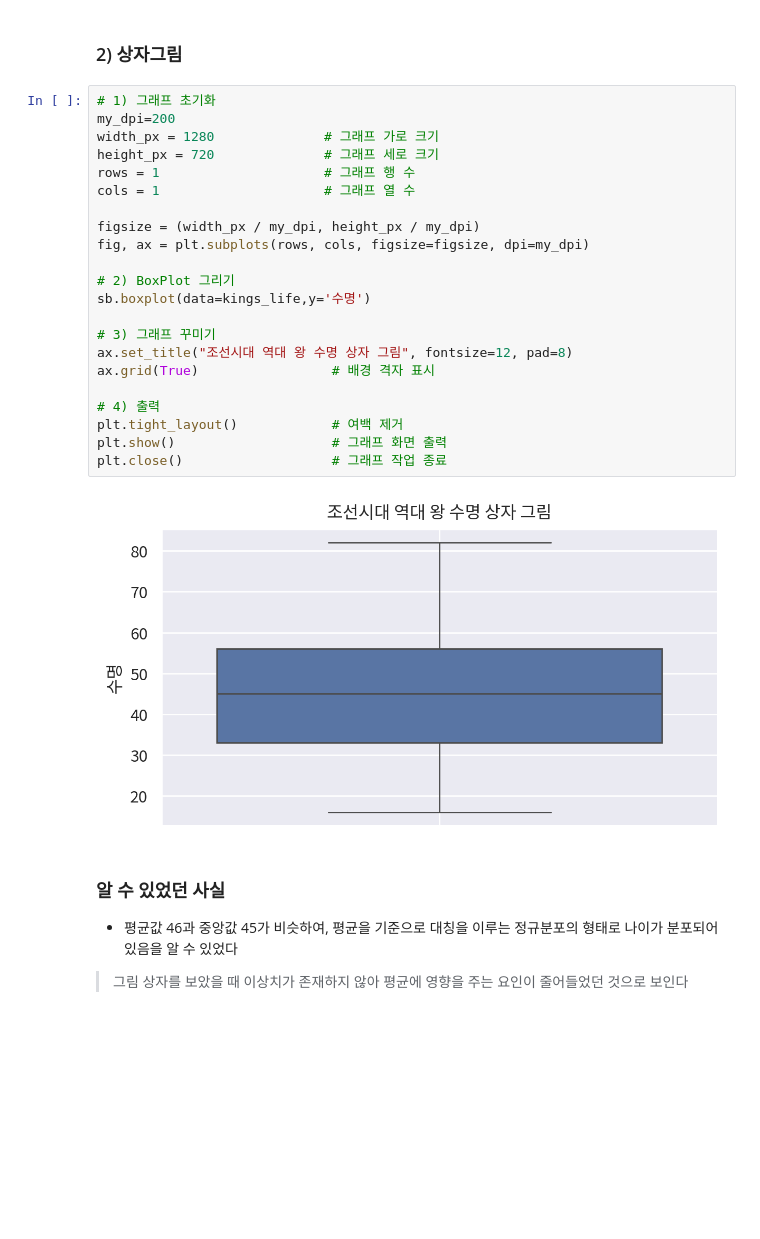
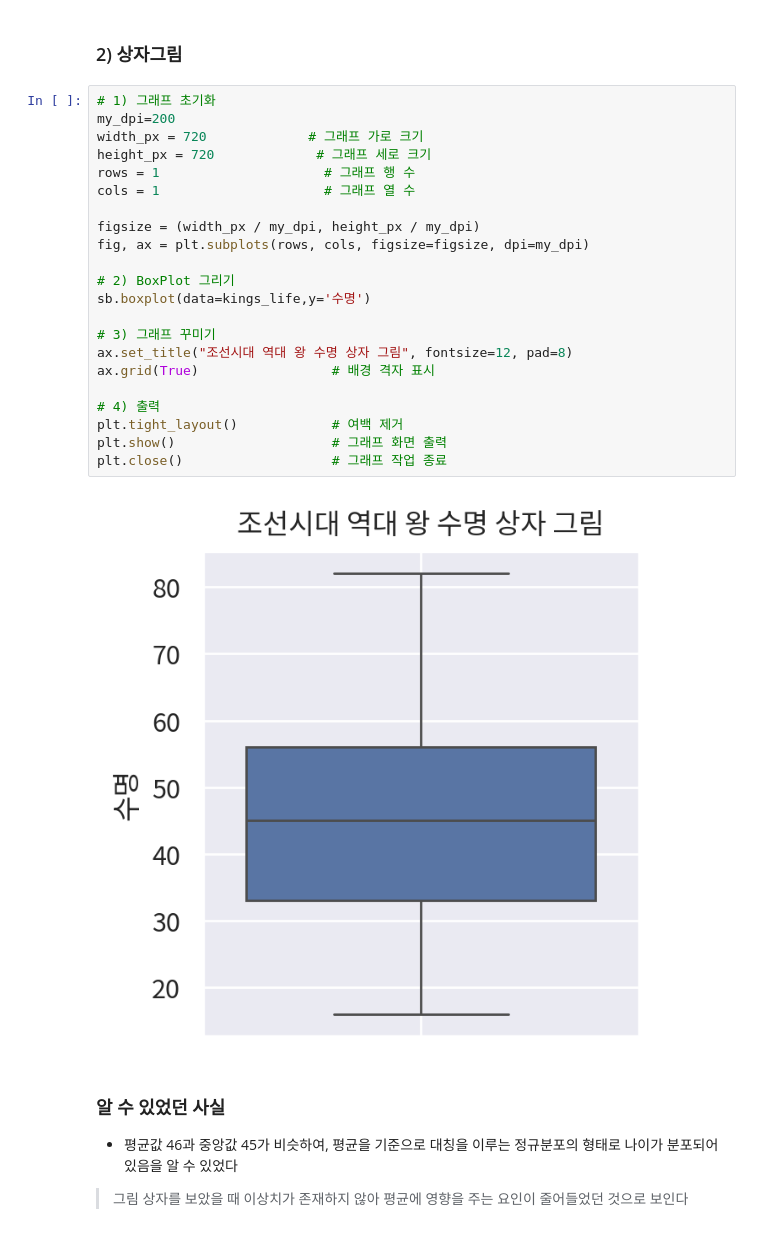
Before and after one commit to BoheeJeong/data_analysis_basic, a Jupyter notebook: [LAB-06] 데이터 시각화 개요/데이터 시각화 종합 연습문제.ipynb, the cells around one changed output. Saved outputs shown, nothing was run; the diff lists cells and outputs as text; blank space fills up the shorter version.

```diff
--- a/[LAB-06] 데이터 시각화 개요/데이터 시각화 종합 연습문제.ipynb
+++ b/[LAB-06] 데이터 시각화 개요/데이터 시각화 종합 연습문제.ipynb
@@ -68,27 +69,27 @@ kings_life.describe().T
 # %%
 # 1) 그래프 초기화
 my_dpi=200
-width_px = 1280              # 그래프 가로 크기
-height_px = 720              # 그래프 세로 크기
+width_px = 720             # 그래프 가로 크기
+height_px = 720             # 그래프 세로 크기
 rows = 1                     # 그래프 행 수
 cols = 1                     # 그래프 열 수
 
 figsize = (width_px / my_dpi, height_px / my_dpi)
 fig, ax = plt.subplots(rows, cols, figsize=figsize, dpi=my_dpi)
 
 # 2) BoxPlot 그리기
 sb.boxplot(data=kings_life,y='수명')
 
 # 3) 그래프 꾸미기
 ax.set_title("조선시대 역대 왕 수명 상자 그림", fontsize=12, pad=8)
 ax.grid(True)                 # 배경 격자 표시
 
 # 4) 출력
 plt.tight_layout()            # 여백 제거
 plt.show()                    # 그래프 화면 출력
 plt.close()                   # 그래프 작업 종료
 # %% [output]
-[figure, old version]
+[figure, new version]
 # %% [markdown]
 ### 알 수 있었던 사실
 - 평균값 46과 중앙값 45가 비슷하여, 평균을 기준으로 대칭을 이루는 정규분포의 형태로 나이가 분포되어 있음을 알 수 있었다
```
Also changed, not shown: parts of 32 cells of this notebook, 17 other files.
